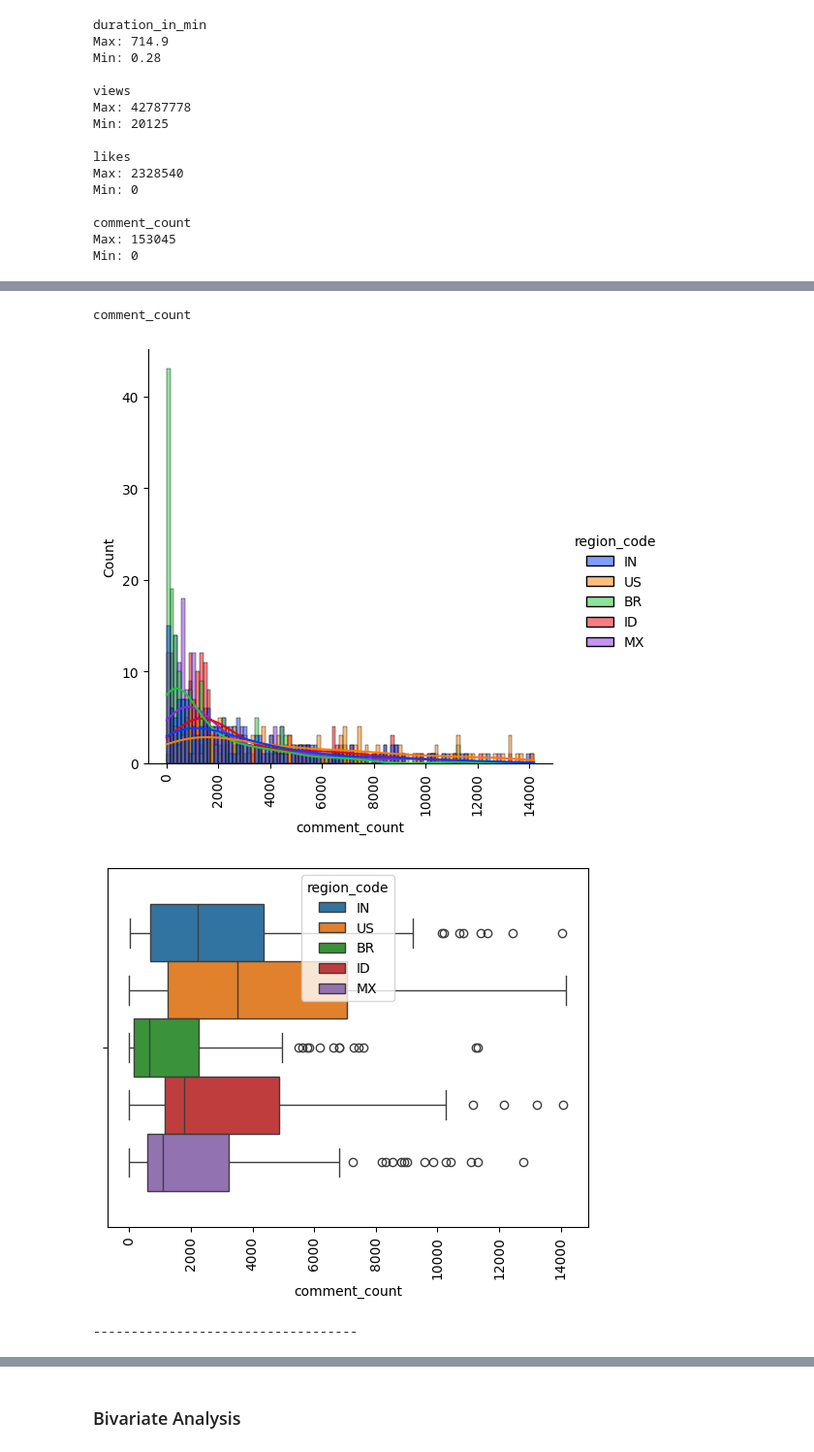
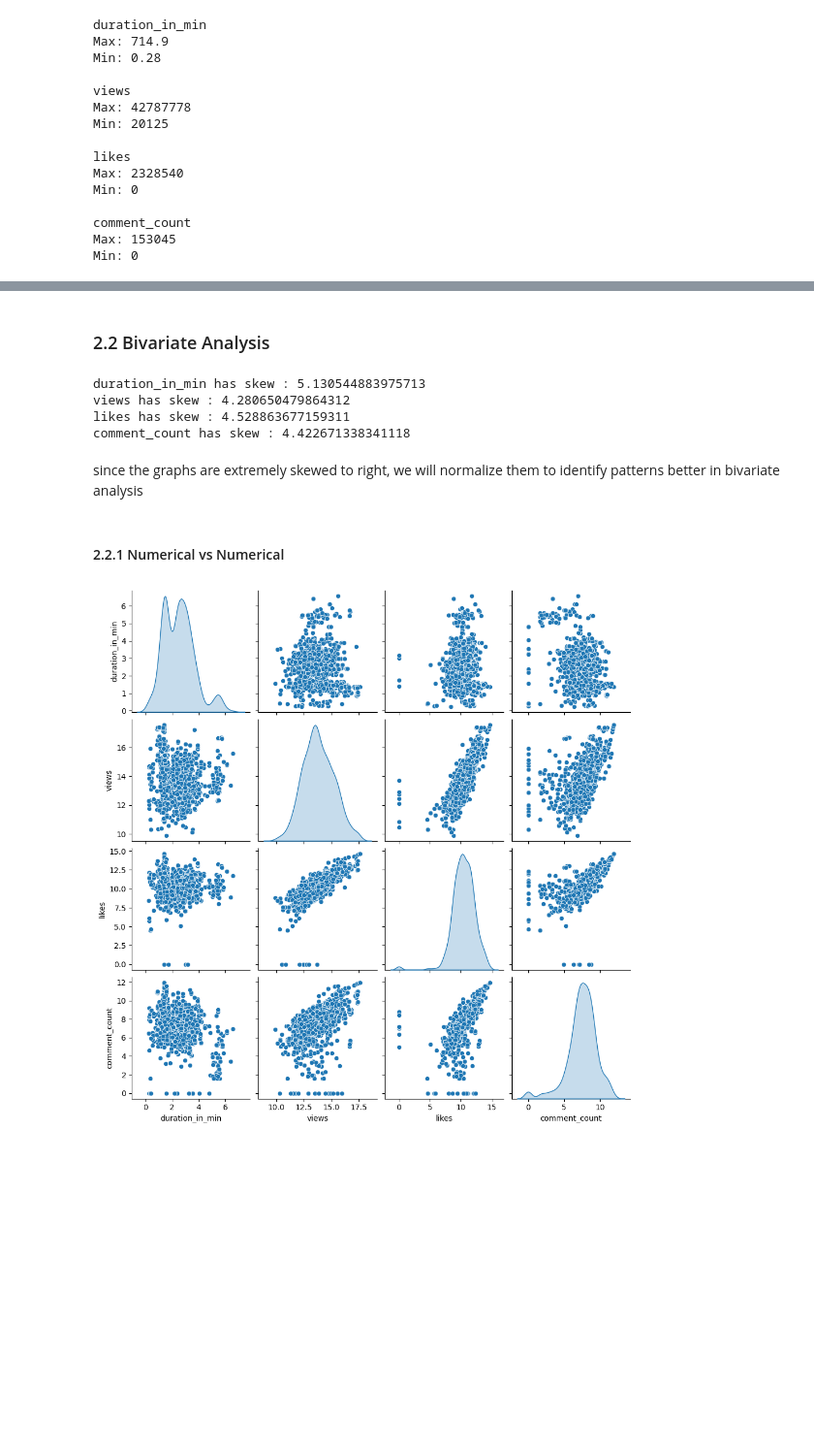
Before and after one commit to AERI078/youtube_data_analysis_project, a Jupyter notebook: 02_EDA.ipynb, the cells around one changed output, grey strips where cells are left out. Shown at 97% size. Cells and saved outputs as stored; diff of their text form; code cells hidden in the pictures; blank space fills up the shorter version.

Commit message:
started bivariate analysis

```diff
--- a/02_EDA.ipynb
+++ b/02_EDA.ipynb
@@ -442,13 +454,4 @@ comment_count
 -----------------------------------
-# %%
-for col in numerical:
-    df_clean = remove_outlier(df, col)
-numerical_univariate(df_clean, col)
-# %% [output]
-comment_count
-[figure, removed]
-[figure, removed]
------------------------------------
 # %%
 df_clean.describe()
 # %% [output]
@@ -462,4 +465,24 @@ df_clean.describe()
 | 75% | 24.00 | 1,909,524.50 | 75,198.00 | 4,340.50 | 24.12 | 218,230.99 | 9,288.38 | ... |
 | max | 28.00 | 19,653,593.00 | 572,937.00 | 14,180.00 | 714.90 | 17,631,717.02 | 533,188.57 | ... |
 # %% [markdown]
-### Bivariate Analysis
+### 2.2 Bivariate Analysis
+# %%
+for col in numerical:
+    print(f'{col} has skew : {df[col].skew()}')
+# %% [output]
+duration_in_min has skew : 5.130544883975713
+views has skew : 4.280650479864312
+likes has skew : 4.528863677159311
+comment_count has skew : 4.422671338341118
+# %% [markdown]
+since the graphs are extremely skewed to right, we will normalize them to identify patterns better in bivariate analysis
+# %%
+for col in numerical:
+    df[col] = np.log1p(df[col])
+# %% [markdown]
+#### 2.2.1 Numerical vs Numerical
+# %%
+sns.pairplot(df[numerical], diag_kind='kde')
+plt.show()
+# %% [output]
+[figure, added]
```
Also changed, not shown: parts of 28 cells of this notebook, 2 other files.
